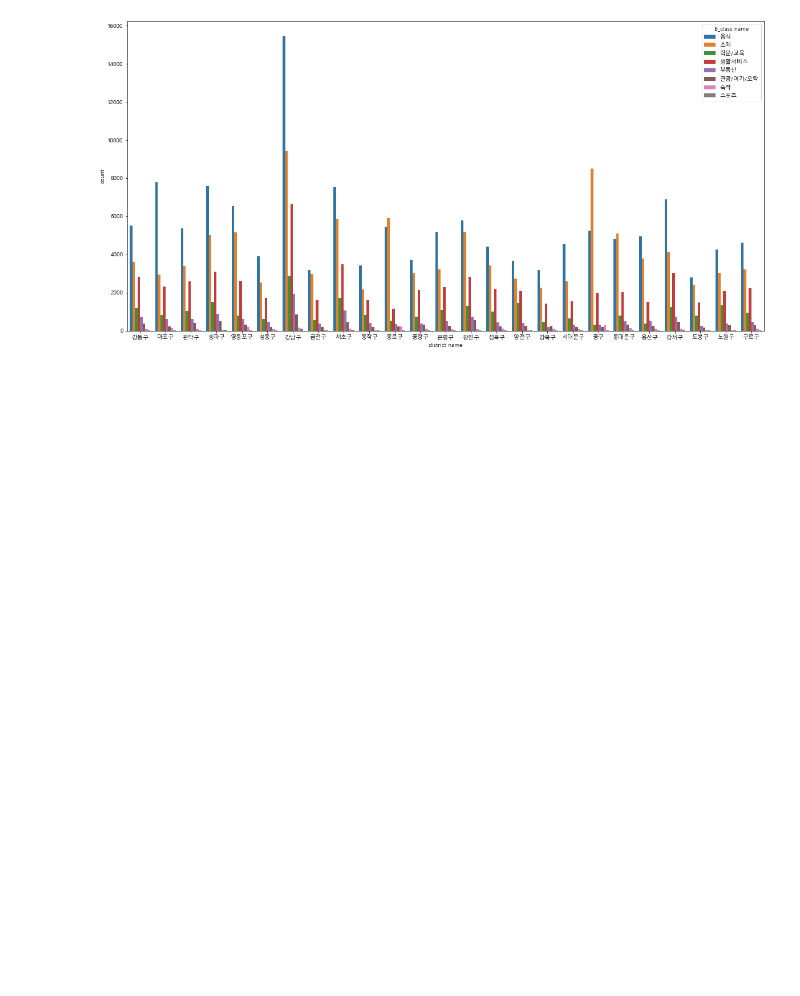
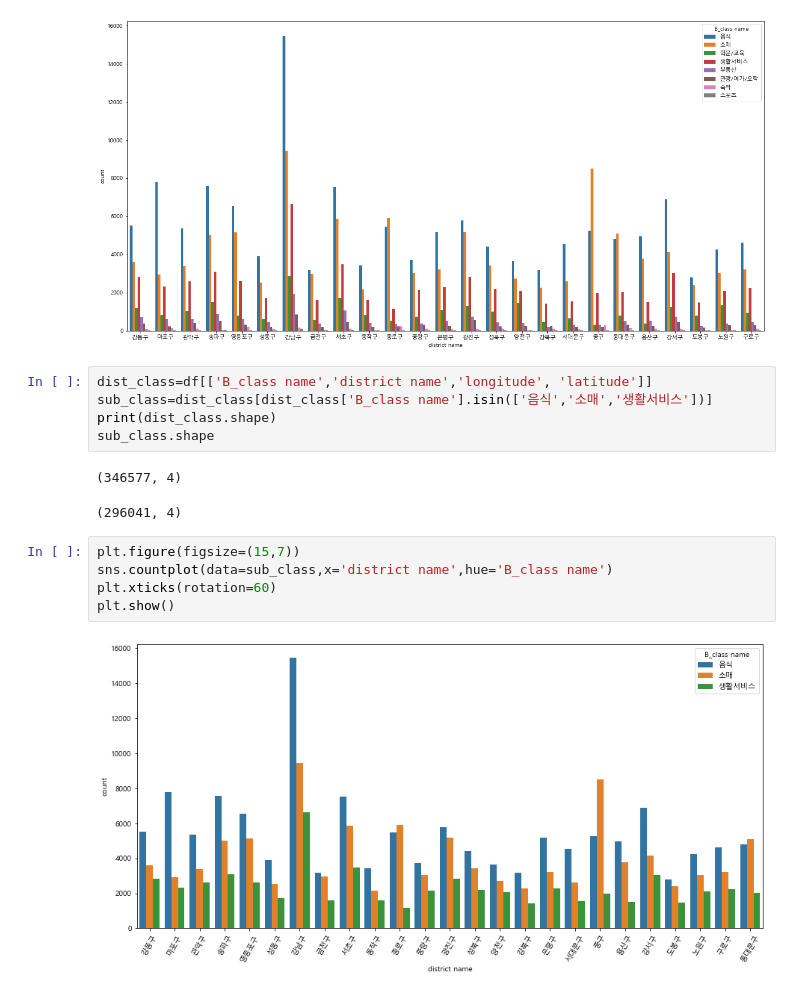
Before and after one commit to sunny0103/personal_project_public_data, a Jupyter notebook: Commercial district data analysis.ipynb, the cells around one changed output. Drawn from its saved outputs; the diff is of its cells as text; blank space fills up the shorter version.

```diff
--- a/Commercial district data analysis.ipynb
+++ b/Commercial district data analysis.ipynb
@@ -368,3 +358,18 @@ sns.countplot(data=df,x='district name',hue='B_class name')
 plt.show()
 # %% [output]
 [figure]
+# %%
+dist_class=df[['B_class name','district name','longitude', 'latitude']]
+sub_class=dist_class[dist_class['B_class name'].isin(['음식','소매','생활서비스'])]
+print(dist_class.shape)
+sub_class.shape
+# %% [output]
+(346577, 4)
+(296041, 4)
+# %%
+plt.figure(figsize=(15,7))
+sns.countplot(data=sub_class,x='district name',hue='B_class name')
+plt.xticks(rotation=60)
+plt.show()
+# %% [output]
+[figure, added]
```
Also changed, not shown: parts of 9 cells of this notebook.
